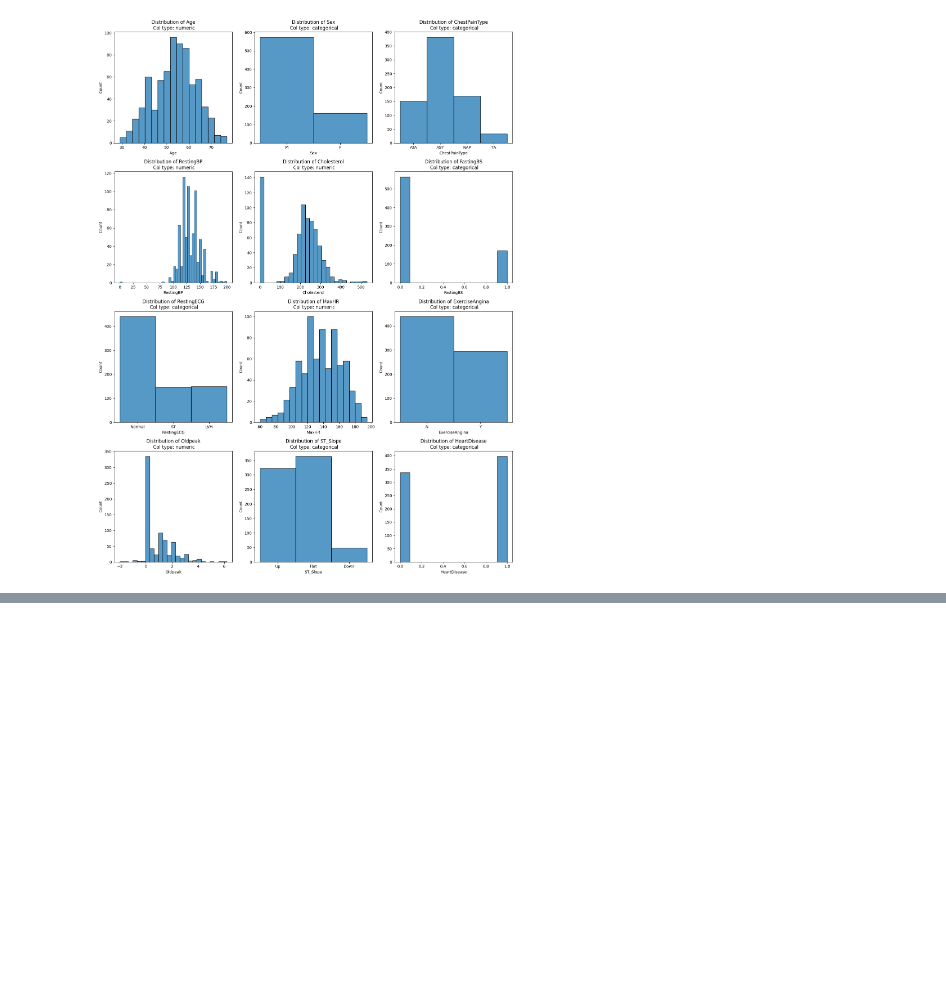
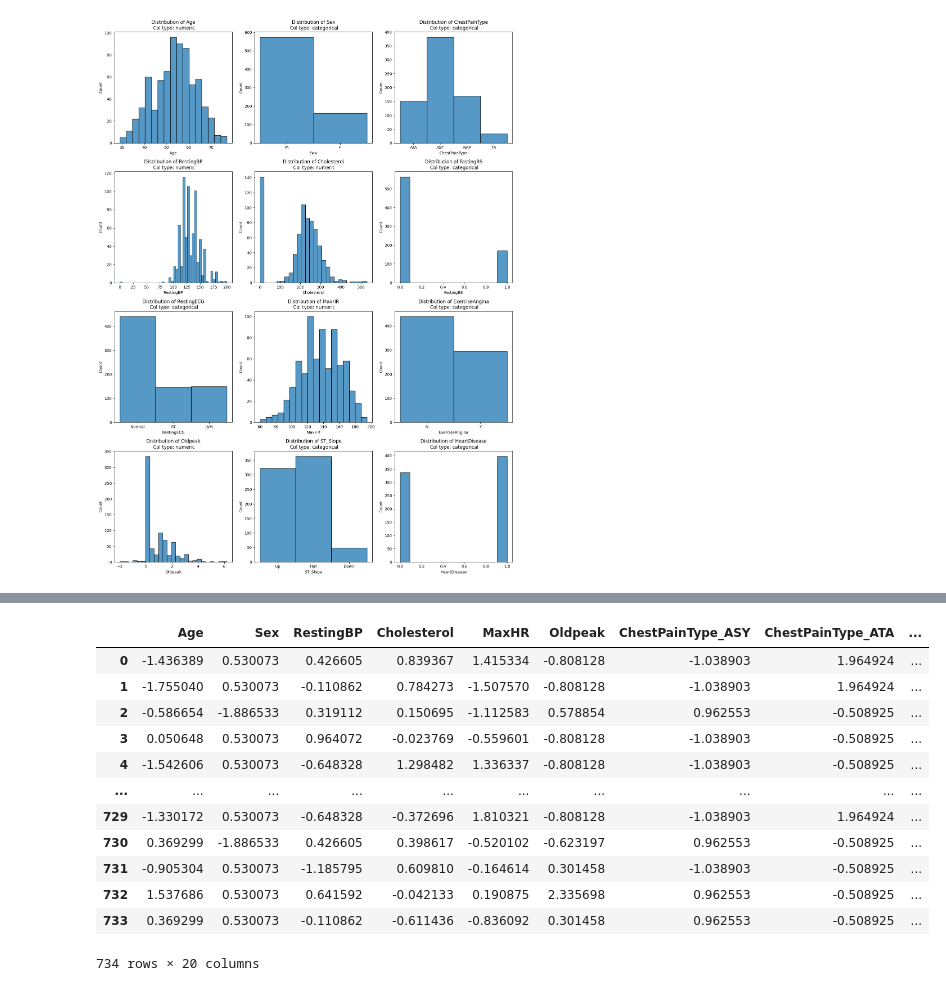
Before and after one commit to ArthGV/ml4h_2, a Jupyter notebook: 1_Q1.ipynb, the cells around one changed output, grey strips where cells are left out. Saved outputs shown, nothing was run; the diff lists cells and outputs as text; code cells hidden in the pictures; blank space fills up the shorter version.

```diff
--- a/1_Q1.ipynb
+++ b/1_Q1.ipynb
@@ -100,0 +126,42 @@ All numeric data seems Gaussian. Nans for most numeric attibutes seems to be enc
+# %%
+#column to encode as 0/1
+col_to_bin = ['Sex']
+#column to one-hot encode
+col_to_ohe = ['ChestPainType', 'FastingBS', 'RestingECG', 'ExerciseAngina', 'ST_Slope']
+# %%
+def preprocessing_categorical(data):
+    #make all data numeric for downstream tasks
+    for col in col_to_bin:
+        label_encoder = LabelEncoder()
+        data[col] = label_encoder.fit_transform(data[col])
+    data = pd.get_dummies(data, columns=[c for c in col_to_ohe])
+    return data
+# %%
+outcome = data['HeartDisease']
+data = data.drop('HeartDisease', axis=1)
+outcome_test = test_data['HeartDisease']
+test_data = test_data.drop('HeartDisease', axis=1)
+# %%
+data_preprocessed = preprocessing_categorical(data)
+test_data_preprocessed = preprocessing_categorical(test_data)
+scaler = StandardScaler()
+scaled_data  = scaler.fit_transform(data_preprocessed)
+data_preprocessed = pd.DataFrame(scaled_data, columns=data_preprocessed.columns, index=data_preprocessed.index)
+scaled_data = scaler.transform(test_data_preprocessed)
+test_data_preprocessed = pd.DataFrame(scaled_data, columns=test_data_preprocessed.columns, index=test_data_preprocessed.index)
+# %%
+data_preprocessed
+# %% [output]
+|  | Age | Sex | RestingBP | Cholesterol | MaxHR | Oldpeak | ChestPainType_ASY | ChestPainType_ATA | ... |
+| 0 | -1.436389 | 0.530073 | 0.426605 | 0.839367 | 1.415334 | -0.808128 | -1.038903 | 1.964924 | ... |
+| 1 | -1.755040 | 0.530073 | -0.110862 | 0.784273 | -1.507570 | -0.808128 | -1.038903 | 1.964924 | ... |
+| 2 | -0.586654 | -1.886533 | 0.319112 | 0.150695 | -1.112583 | 0.578854 | 0.962553 | -0.508925 | ... |
+| 3 | 0.050648 | 0.530073 | 0.964072 | -0.023769 | -0.559601 | -0.808128 | -1.038903 | -0.508925 | ... |
+| 4 | -1.542606 | 0.530073 | -0.648328 | 1.298482 | 1.336337 | -0.808128 | -1.038903 | -0.508925 | ... |
+| ... | ... | ... | ... | ... | ... | ... | ... | ... | ... |
+| 729 | -1.330172 | 0.530073 | -0.648328 | -0.372696 | 1.810321 | -0.808128 | -1.038903 | 1.964924 | ... |
+| 730 | 0.369299 | -1.886533 | 0.426605 | 0.398617 | -0.520102 | -0.623197 | 0.962553 | -0.508925 | ... |
+| 731 | -0.905304 | 0.530073 | -1.185795 | 0.609810 | -0.164614 | 0.301458 | -1.038903 | -0.508925 | ... |
+| 732 | 1.537686 | 0.530073 | 0.641592 | -0.042133 | 0.190875 | 2.335698 | 0.962553 | -0.508925 | ... |
+| 733 | 0.369299 | 0.530073 | -0.110862 | -0.611436 | -0.836092 | 0.301458 | 0.962553 | -0.508925 | ... |
+734 rows × 20 columns
```
Also changed, not shown: parts of 7 cells of this notebook, 7 other files.
